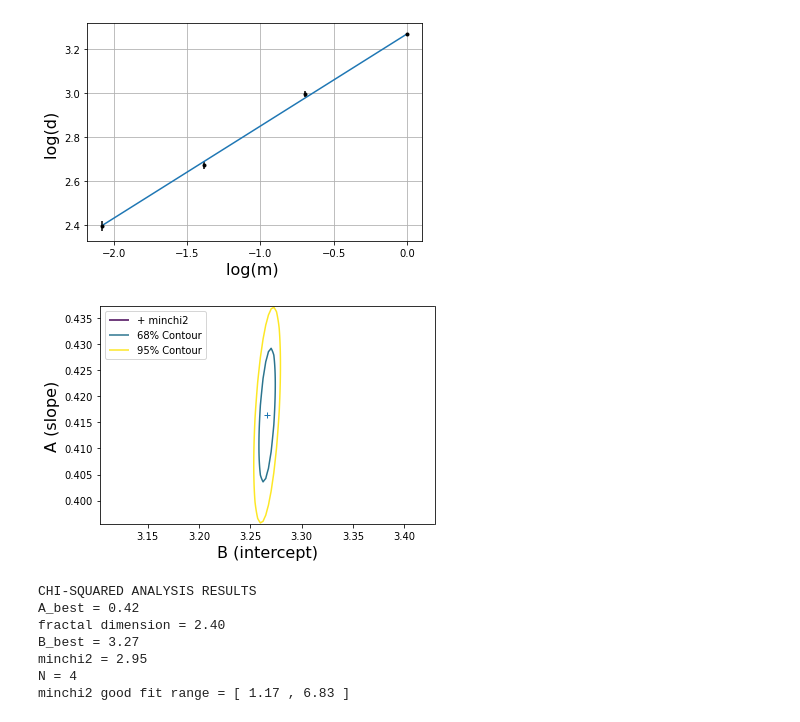
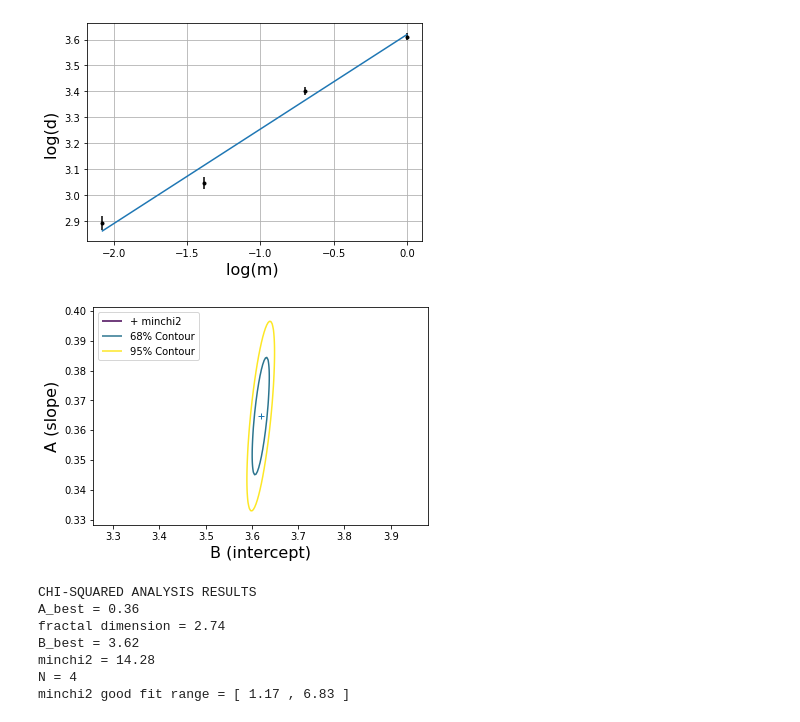
Before and after one commit to VyomSachan/scripts, a Jupyter notebook: fractals.ipynb, the cells around one changed output. Cells and saved outputs as stored; diff of their text form; code cells hidden in the pictures.

```diff
--- a/fractals.ipynb
+++ b/fractals.ipynb
@@ -34,10 +34,10 @@ import numpy as np
 m = np.array([1, 0.5, 0.25, 0.125])
 
 # Radii of crumpled paper balls
-r1 = np.array([26.5, 26, 26])
-r2 = np.array([20, 19.5, 20.5])
-r3 = np.array([14.5, 14, 15])
-r4 = np.array([11, 10.5, 11.5])
+r1 = np.array([37, 36, 38])
+r2 = np.array([30, 29, 31])
+r3 = np.array([22, 21, 20])
+r4 = np.array([18, 17, 19])
 
 r = np.array([mean(r1), mean(r2), mean(r3), mean(r4)])
 N = len(r)
@@ -83,42 +83,42 @@ plt.plot(x,Abest*x+Bbest)
 plt.figure()
 levels=[minchi2,minchi2+2.3,minchi2+6]
 Z=plt.contour(B,A,chi2,levels)
-plt.ylim(Abest-0.05*Abest,Abest+0.05*Abest)
-plt.xlim(Bbest-0.05*Bbest,Bbest+0.05*Bbest)
+plt.ylim(Abest-0.1*Abest,Abest+0.1*Abest)
+plt.xlim(Bbest-0.1*Bbest,Bbest+0.1*Bbest)
 plt.plot(Bbest,Abest,'+')
 plt.ylabel('A (slope)',fontsize=16)
 plt.xlabel('B (intercept)',fontsize=16)
 
 # add legend
 artists, labels = Z.legend_elements()
 plt.legend(handles=artists, labels=["+ minchi2","68% Contour","95% Contour"], loc='upper left')
 plt.show()
 
 # display main results
 print("CHI-SQUARED ANALYSIS RESULTS")
 Abest_float = "{:.2f}".format(Abest)
 fd = "{:.2f}".format(1/Abest)
 print("A_best =",Abest_float)
 print("fractal dimension =",fd)
 Bbest_float = "{:.2f}".format(Bbest)
 print("B_best =",Bbest_float)
 minchi2_float = "{:.2f}".format(minchi2)
 print("minchi2 =",minchi2_float)
 print("N =", N)
 N_min_float = "{:.2f}".format(N-sqrt(2*N))
 N_max_float = "{:.2f}".format(N+sqrt(2*N))
 print("minchi2 good fit range = [",N_min_float, ",",N_max_float,"]")
 # contour68 = "{:.2f}".format(levels[1])
 # print("chi2 for 68% Contour =", contour68)
 # contour95 = "{:.2f}".format(levels[2])
 # print("chi2 for 95% Contour =", contour95)
 # %% [output]
-[figure, old version]
+[figure, new version]
-[figure, old version]
+[figure, new version]
 CHI-SQUARED ANALYSIS RESULTS
-A_best = 0.42
-fractal dimension = 2.40
-B_best = 3.27
-minchi2 = 2.95
+A_best = 0.36
+fractal dimension = 2.74
+B_best = 3.62
+minchi2 = 14.28
 N = 4
 minchi2 good fit range = [ 1.17 , 6.83 ]
```
